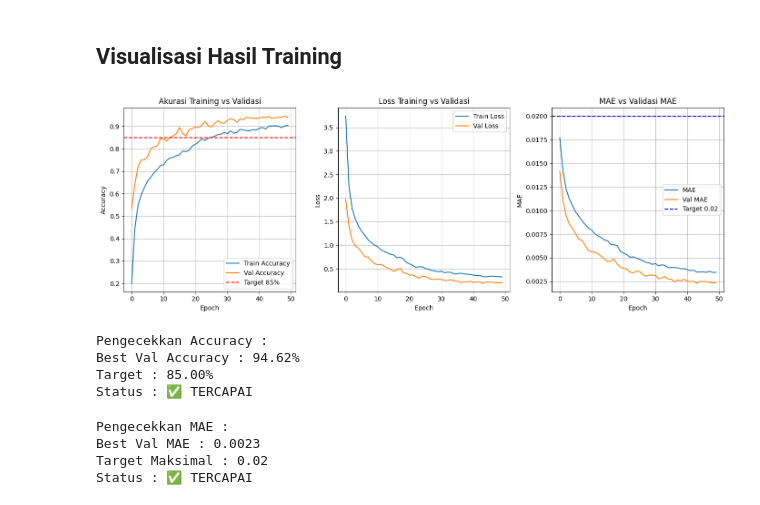
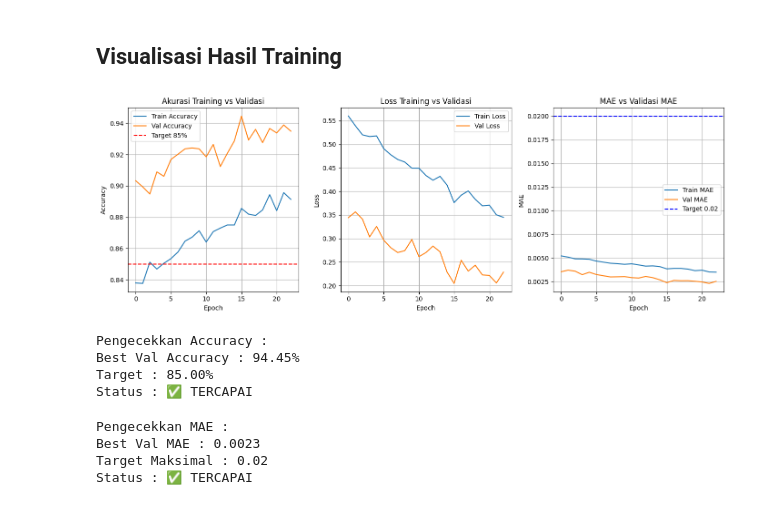
Before and after one commit to novandrawichdafarun/Model-Cek-Gula, a Jupyter notebook: notebook.ipynb, the cells around one changed output. Drawn from its saved outputs; the diff is of its cells as text; code cells hidden in the pictures.

Commit message:
Add: - Training & Evaluation Loop - TensorBoard

```diff
--- a/notebook.ipynb
+++ b/notebook.ipynb
@@ -235,0 +266,3 @@ Model: "Model_Cek_Gula"
+# %%
+train_writer = tf.summary.create_file_writer(LOG_DIR + "/train")
+val_writer = tf.summary.create_file_writer(LOG_DIR + "/val")
@@ -235,0 +312,4 @@ Model: "Model_Cek_Gula"
+# %%
+def reset_metrics():
+  for m in [*train_m.values(), *val_m.values()]:
+    m.reset_state()
@@ -236,8 +412,2 @@ Model: "Model_Cek_Gula"
 # %% [markdown]
 ## **Training Model**
-# %%
-model.compile(
-	optimizer=tf.keras.optimizers.Adam(learning_rate=0.0005),
-	loss='categorical_crossentropy',
-	metrics=['accuracy', 'mae']
-)
@@ -262,8 +414,3 @@ early_stop = tf.keras.callbacks.EarlyStopping(
 # %%
-history = model.fit(
-  train_dataset,
-  validation_data=val_dataset,
-	epochs=50,
-	callbacks=[custom_callback, reduce_lr, checkpoint, early_stop]
-)
+history = training(model=model, train_dataset=train_dataset, val_dataset=val_dataset)
 # %% [output]
@@ -289,49 +434,40 @@ Restoring model weights from the end of the best epoch: 49.
 # %%
 fig, (ax1, ax2, ax3) = plt.subplots(1, 3, figsize=(14, 5))
 
-# Akurasi
-ax1.plot(history.history['accuracy'], label="Train Accuracy")
-ax1.plot(history.history['val_accuracy'], label="Val Accuracy")
+ax1.plot(history['accuracy'],     label="Train Accuracy")
+ax1.plot(history['val_accuracy'], label="Val Accuracy")
 ax1.axhline(y=0.85, color='r', linestyle='--', label='Target 85%')
 ax1.set_title("Akurasi Training vs Validasi")
-ax1.set_xlabel("Epoch")
-ax1.set_ylabel("Accuracy")
-ax1.legend()
-ax1.grid(True)
+ax1.set_xlabel("Epoch"); ax1.set_ylabel("Accuracy")
+ax1.legend(); ax1.grid(True)
 
-# Loss
-ax2.plot(history.history['loss'], label="Train Loss")
-ax2.plot(history.history['val_loss'], label="Val Loss")
+ax2.plot(history['loss'],     label="Train Loss")
+ax2.plot(history['val_loss'], label="Val Loss")
 ax2.set_title("Loss Training vs Validasi")
-ax2.set_xlabel("Epoch")
-ax2.set_ylabel("Loss")
-ax2.legend()
-ax2.grid(True)
+ax2.set_xlabel("Epoch"); ax2.set_ylabel("Loss")
+ax2.legend(); ax2.grid(True)
 
-# MAE
-ax3.plot(history.history['mae'], label="MAE")
-ax3.plot(history.history['val_mae'], label="Val MAE")
+ax3.plot(history['mae'],     label="Train MAE")
+ax3.plot(history['val_mae'], label="Val MAE")
 ax3.axhline(y=0.02, color='b', linestyle='--', label='Target 0.02')
 ax3.set_title("MAE vs Validasi MAE")
-ax3.set_xlabel("Epoch")
-ax3.set_ylabel("MAE")
-ax3.legend()
-ax3.grid(True)
+ax3.set_xlabel("Epoch"); ax3.set_ylabel("MAE")
+ax3.legend(); ax3.grid(True)
 
 plt.tight_layout()
 plt.savefig('train_history.png', dpi=150)
 plt.show()
 # %% [output]
-[figure, old version]
+[figure, new version]
 # %%
-best_val_acc = max(history.history['val_accuracy'])
+best_val_acc = max(history['val_accuracy'])
 print(f"\nPengecekkan Accuracy :")
 print(f"Best Val Accuracy : {best_val_acc*100:.2f}%")
 print(f"Target : 85.00%")
 print(f"Status : {'✅ TERCAPAI' if best_val_acc >= 0.85 else '❌ Belum tercapai'}")
 # %% [output]
 Pengecekkan Accuracy :
-Best Val Accuracy : 94.62%
+Best Val Accuracy : 94.45%
 Target : 85.00%
 Status : ✅ TERCAPAI
 # %%
```
Also changed, not shown: parts of 22 cells of this notebook, 9 other files.
